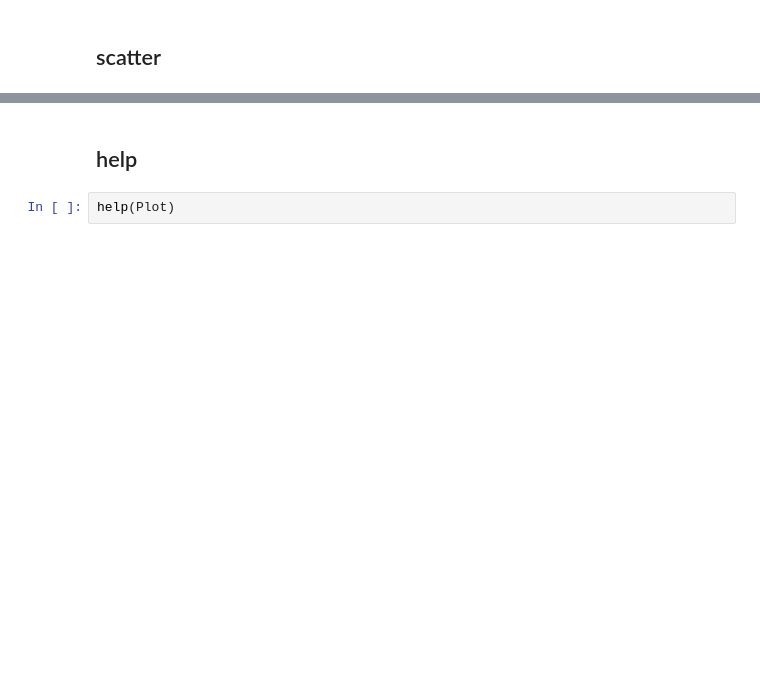
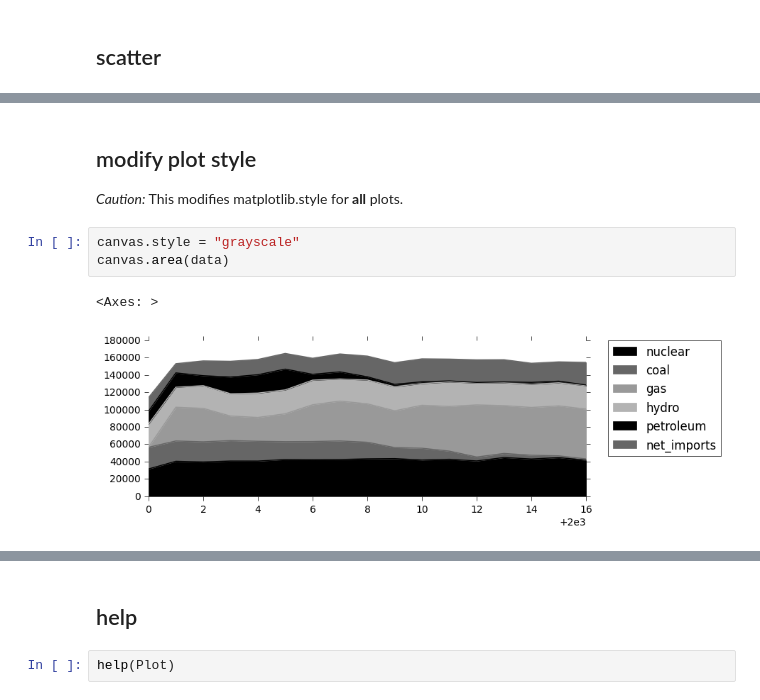
Before and after one commit to samkennerly/kingofsnake, a Jupyter notebook: books/plot.ipynb, the cells around one changed output, grey strips where cells are left out. Saved outputs shown, nothing was run; the diff lists cells and outputs as text; blank space fills up the shorter version.

```diff
--- a/books/plot.ipynb
+++ b/books/plot.ipynb
@@ -269,0 +161,9 @@ plot.scatter(points, xlabel='year', ylabel='GWh')
+# %% [markdown]
+## modify plot style
+*Caution:* This modifies matplotlib.style for **all** plots.
+# %%
+canvas.style = "grayscale"
+canvas.area(data)
+# %% [output]
+<Axes: >
+[figure, added]
```
Also changed, not shown: parts of 37 cells of this notebook, 1 other file.
